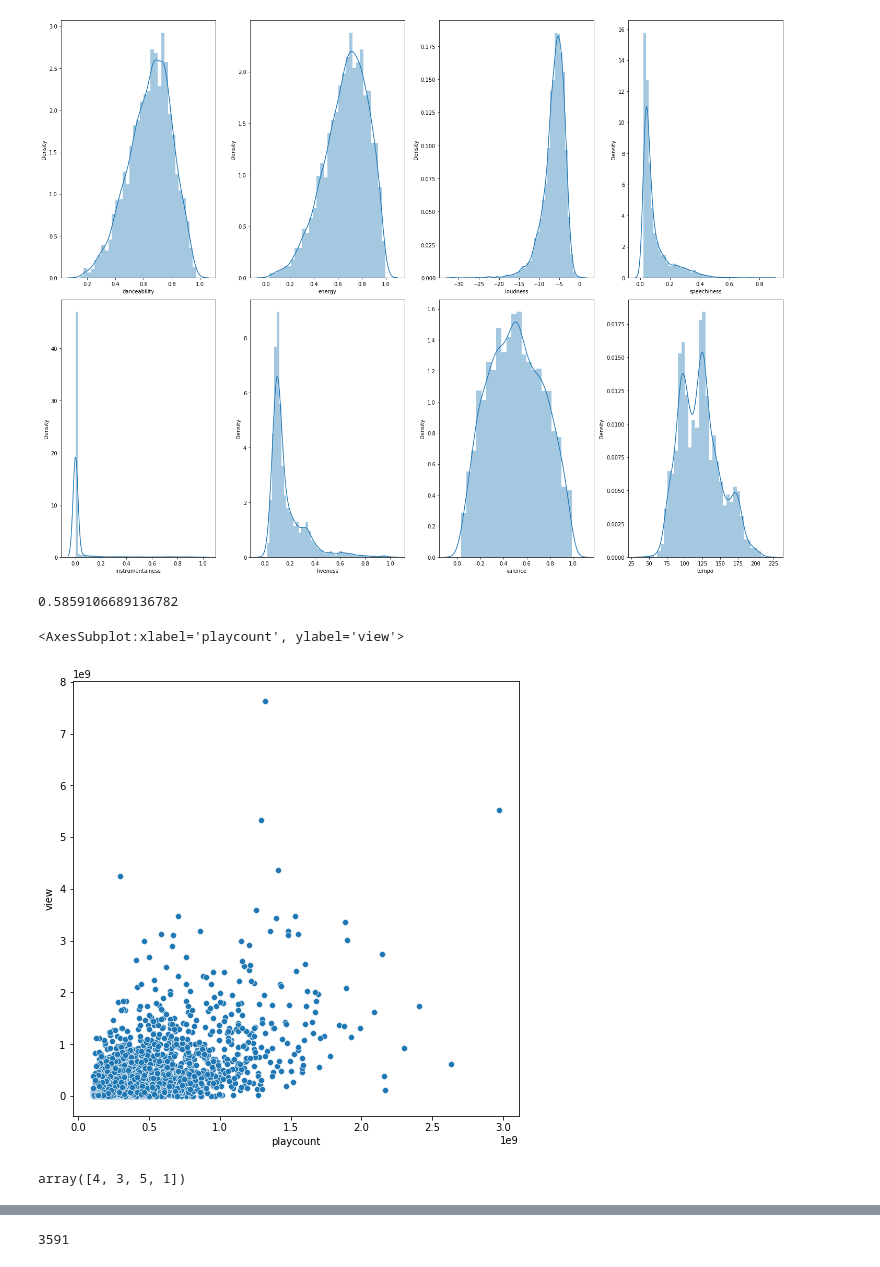
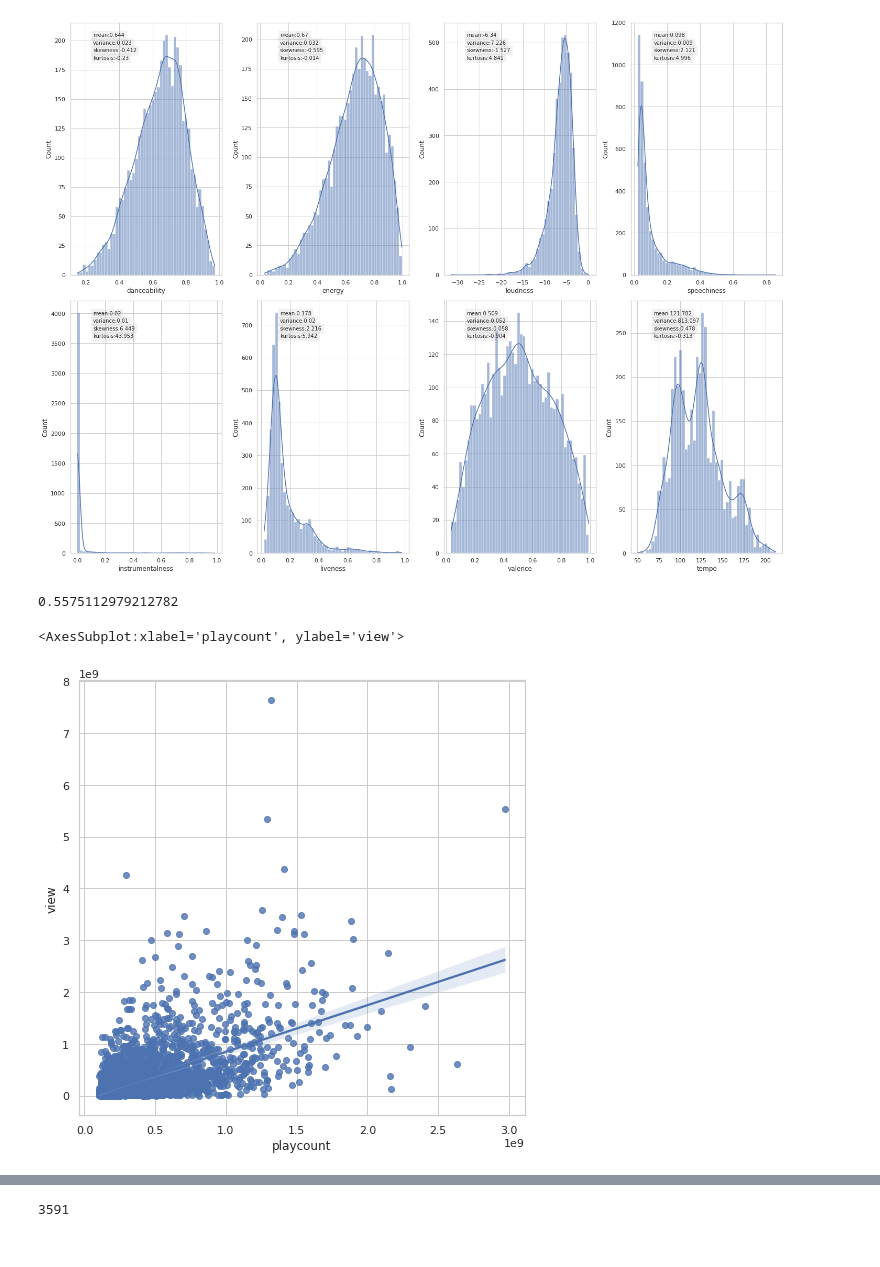
Before and after one commit to vietcheems/Music-Popularity-Analysis, a Jupyter notebook: Analysis/analysis.ipynb, the cells around one changed output, grey strips where cells are left out. Saved outputs shown, nothing was run; the diff lists cells and outputs as text; code cells hidden in the pictures.

```diff
--- a/Analysis/analysis.ipynb
+++ b/Analysis/analysis.ipynb
@@ -2,3 +2,4 @@
 import pandas as pd
 import matplotlib.pyplot as plt
 import seaborn as sns
+sns.set_theme(style="whitegrid")
@@ -6,0 +6,4 @@ df = pd.read_csv("full.csv")
+# %%
+df = pd.read_csv("final.csv", sep="\t")
+df = df[df["view"] > 1e6]
+len(df)
@@ -25,0 +30,2 @@ Index(['track', 'track_id', 'artist', 'album', 'sp_release_date', 'duration',
+# %%
+df["duration"] = df["duration"].apply(lambda x : sum(mul * int(x) for mul, x in zip([60, 1], x.split(":"))))
@@ -60,32 +115,25 @@ sns.heatmap(corr, vmin=-1, vmax=1, annot=True)
 # %%
 fig, ax = plt.subplots(2, 4, figsize=(20, 15))
 for i in range(len(feature)):
-	if i < 4:
-		row = 0
-	else:
-		row = 1
-	col = i % 4
-	sns.distplot(df[feature[i]], ax=ax[row, col])
+    if i < 4:
+        row = 0
+    else:
+        row = 1
+    col = i % 4
+    for j, key in enumerate(stat_dict[feature[i]].keys()):
+        ax[row, col].text(0.15, 0.95 - j * 0.03, '{}:{}'.format(key, round(stat_dict[feature[i]][key], 3)), size=10,
+                          verticalalignment='center', transform=ax[row, col].transAxes, bbox=dict(facecolor='grey', alpha=0.1))
+    sns.histplot(data=df, x=feature[i], ax=ax[row, col], kde=True, bins=50)
 fig.tight_layout()
 # %% [output]
-[figure, old version]
+[figure, new version]
 # %%
-df['playcount'].corr(df['view'], method='pearson')
+df['playcount'].corr(df['view'], method='spearman')
 # %% [output]
-0.5859106689136782
+0.5575112979212782
 # %%
 f, ax = plt.subplots(figsize=(8, 8))
-sns.scatterplot(data=df, x="playcount", y="view", hue=None, ax=ax)
-# sns.scatterplot(data=df, x="playcount", y="view", hue=None, ax=axs[1])
-# plt.show()
-# plt.scatter(df['playcount'], df['view'])
-# plt.xlabel('playcount')
-# plt.ylabel('view')
-# plt.show()
+sns.regplot(data=df, x="playcount", y="view", ax=ax)
 # %% [output]
 <AxesSubplot:xlabel='playcount', ylabel='view'>
-[figure, old version]
+[figure, new version]
-# %%
-df['time_signature'].unique()
-# %% [output]
-array([4, 3, 5, 1])
```
Also changed, not shown: parts of 35 cells of this notebook, 2 other files.
